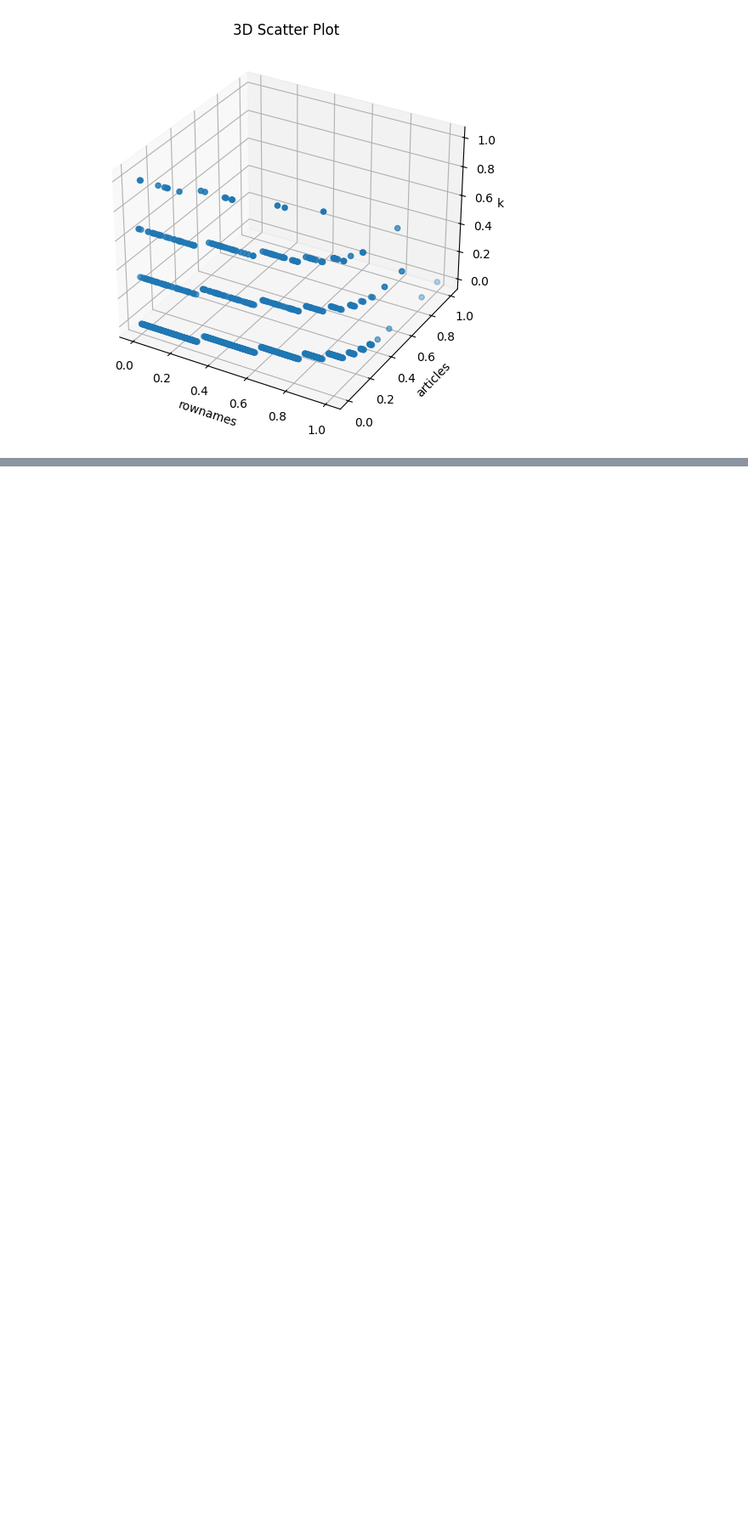
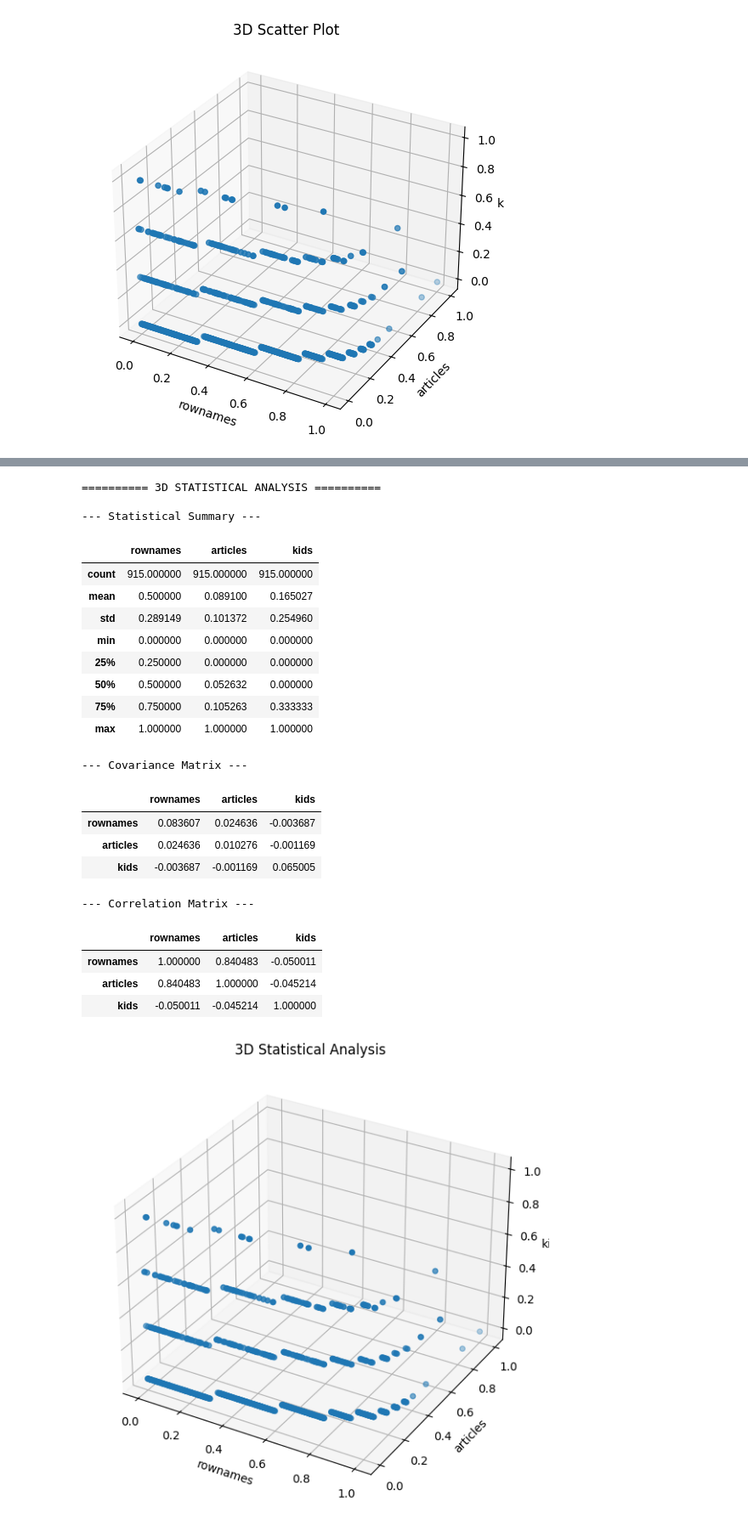
Before and after one commit to PranshuRanjan10/Pranshu_Ranjan_eda, a Jupyter notebook: Pranshu_Ranjan_1.ipynb, the cells around one changed output, grey strips where cells are left out. Shown at 85% size. Drawn from its saved outputs; the diff is of its cells as text; code cells hidden in the pictures; blank space fills up the shorter version.

Commit message:
Project work submission for review 2

```diff
--- a/Pranshu_Ranjan_1.ipynb
+++ b/Pranshu_Ranjan_1.ipynb
@@ -178,0 +332,55 @@ plt.show()
+# %%
+from mpl_toolkits.mplot3d import Axes3D
+
+numeric_cols = df.select_dtypes(include=np.number).columns
+
+print("========== 3D STATISTICAL ANALYSIS ==========")
+
+print("\n--- Statistical Summary ---")
+display(df[numeric_cols[:3]].describe())
+
+print("\n--- Covariance Matrix ---")
+display(df[numeric_cols[:3]].cov())
+
+print("\n--- Correlation Matrix ---")
+display(df[numeric_cols[:3]].corr())
+
+fig = plt.figure(figsize=(10, 7))
+ax = fig.add_subplot(111, projection='3d')
+
+ax.scatter(
+    df[numeric_cols[0]],
+    df[numeric_cols[1]],
+    df[numeric_cols[2]]
+)
+
+ax.set_xlabel(numeric_cols[0])
+ax.set_ylabel(numeric_cols[1])
+ax.set_zlabel(numeric_cols[2])
+ax.set_title("3D Statistical Analysis")
+
+plt.show()
+# %% [output]
+========== 3D STATISTICAL ANALYSIS ==========
+
+--- Statistical Summary ---
+|  | rownames | articles | kids |
+| count | 915.000000 | 915.000000 | 915.000000 |
+| mean | 0.500000 | 0.089100 | 0.165027 |
+| std | 0.289149 | 0.101372 | 0.254960 |
+| min | 0.000000 | 0.000000 | 0.000000 |
+| 25% | 0.250000 | 0.000000 | 0.000000 |
+| 50% | 0.500000 | 0.052632 | 0.000000 |
+| 75% | 0.750000 | 0.105263 | 0.333333 |
+| max | 1.000000 | 1.000000 | 1.000000 |
+--- Covariance Matrix ---
+|  | rownames | articles | kids |
+| rownames | 0.083607 | 0.024636 | -0.003687 |
+| articles | 0.024636 | 0.010276 | -0.001169 |
+| kids | -0.003687 | -0.001169 | 0.065005 |
+--- Correlation Matrix ---
+|  | rownames | articles | kids |
+| rownames | 1.000000 | 0.840483 | -0.050011 |
+| articles | 0.840483 | 1.000000 | -0.045214 |
+| kids | -0.050011 | -0.045214 | 1.000000 |
+[figure, added]
```
Also changed, not shown: parts of 12 cells of this notebook.
